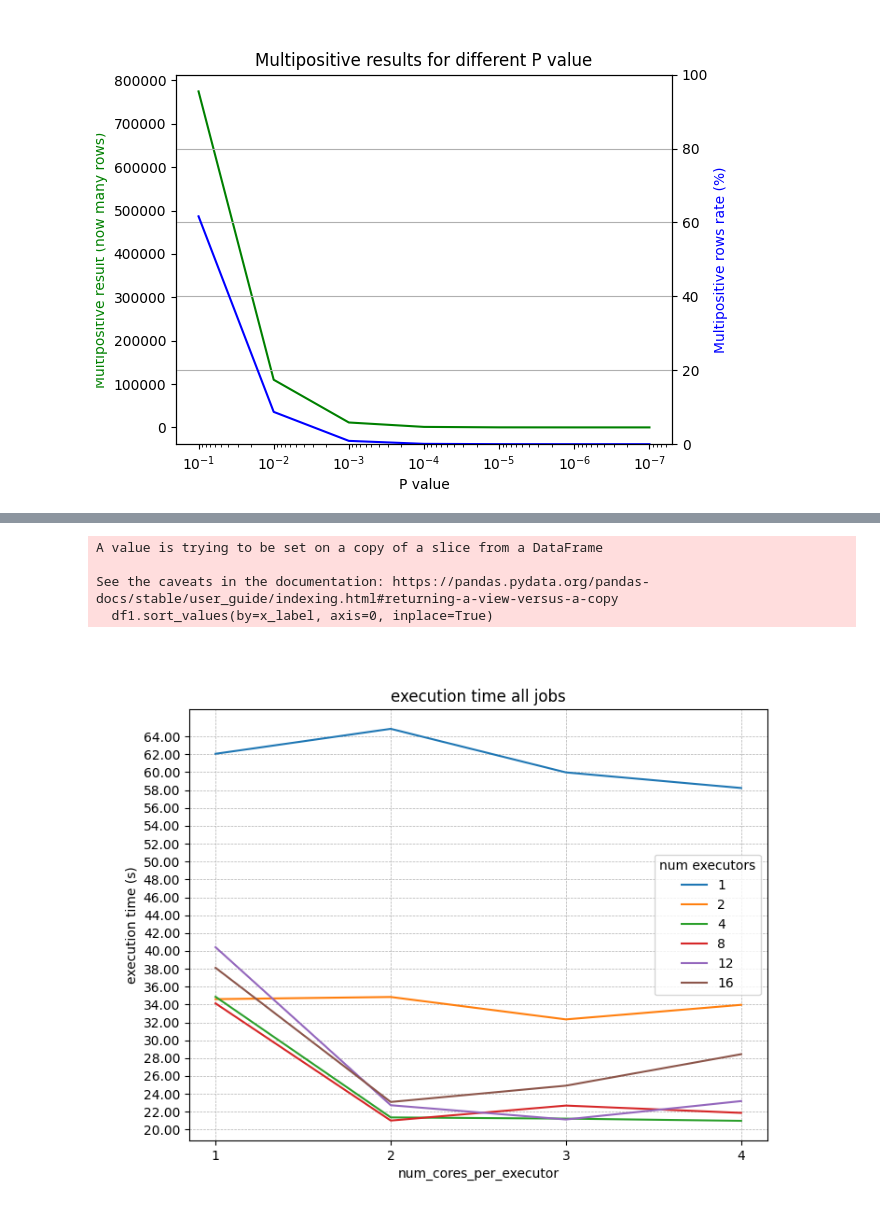
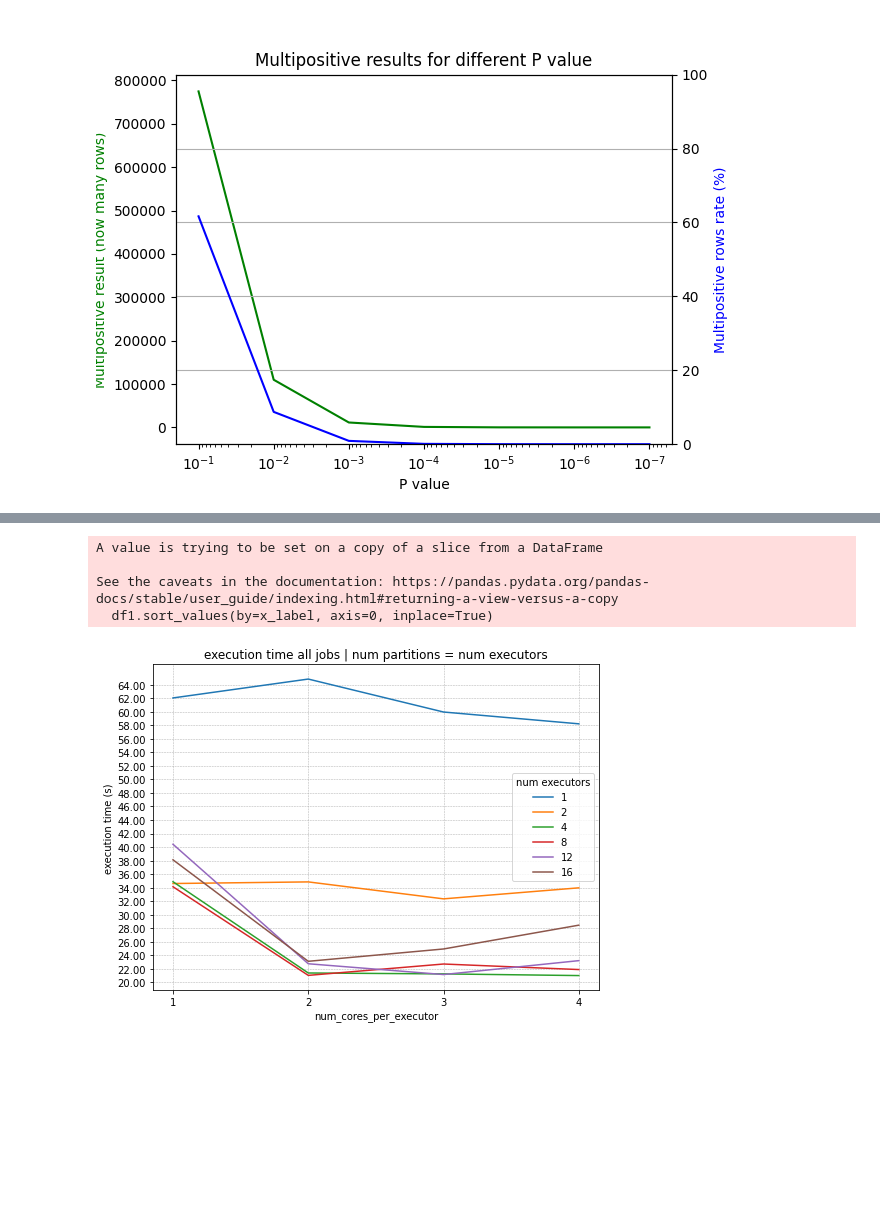
Before and after one commit to Ruggero1912/mapreduce-bloom-filters, a Jupyter notebook: ipynb-for-plots/plots.ipynb, the cells around one changed output, grey strips where cells are left out. Drawn from its saved outputs; the diff is of its cells as text; code cells hidden in the pictures; blank space fills up the shorter version.

```diff
--- a/ipynb-for-plots/plots.ipynb
+++ b/ipynb-for-plots/plots.ipynb
@@ -383,32 +385,32 @@ df1.sort_values(by=x_label, axis=0, inplace=True)
 
 
 fig, ax = plt.subplots(figsize=(8, 6))
 
 #tmp = df1.groupby(grouping_label).plot(x=x_label, y=y_label, ax=ax, label=grouping_label)
 
 for label, df_tmp in df1.groupby(grouping_label):
     df_tmp.sort_values(x_label, axis=0, ascending=True, inplace=True)
 
     df_tmp.plot(x=x_label, y=y_label, ax=ax, label=int(label))
 
 ax.legend(title="num executors")
 plt.ylabel("execution time (s)")
 ax.yaxis.set_major_formatter(FormatStrFormatter('%.2f'))
 
 #plt.xticks(ticks=plt.xticks()[0], labels=plt.xticks()[0].astype(int))
 plt.xticks(range(1, 5))  # to hide decimals from the x axis
 
 plt.yticks(arange(int(min(df1[y_label])), max(df1[y_label])+1, 2))
 
 
 plt.grid(linestyle='--', linewidth=0.5)
 
-ax.set_title("execution time all jobs")
+ax.set_title("execution time all jobs | num partitions = num executors")
 
 plt.show()
 # %% [output]
 A value is trying to be set on a copy of a slice from a DataFrame
 
 See the caveats in the documentation: https://pandas.pydata.org/pandas-docs/stable/user_guide/indexing.html#returning-a-view-versus-a-copy
   df1.sort_values(by=x_label, axis=0, inplace=True)
-[figure, old version]
+[figure, new version]
```
Also changed, not shown: parts of 7 cells of this notebook, 4 other files.
